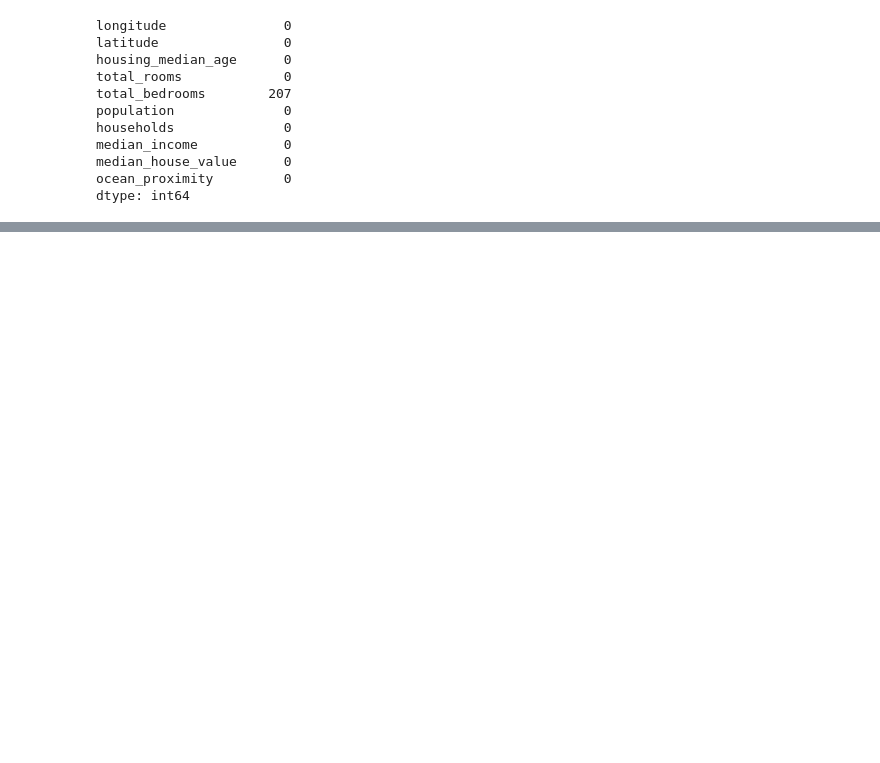
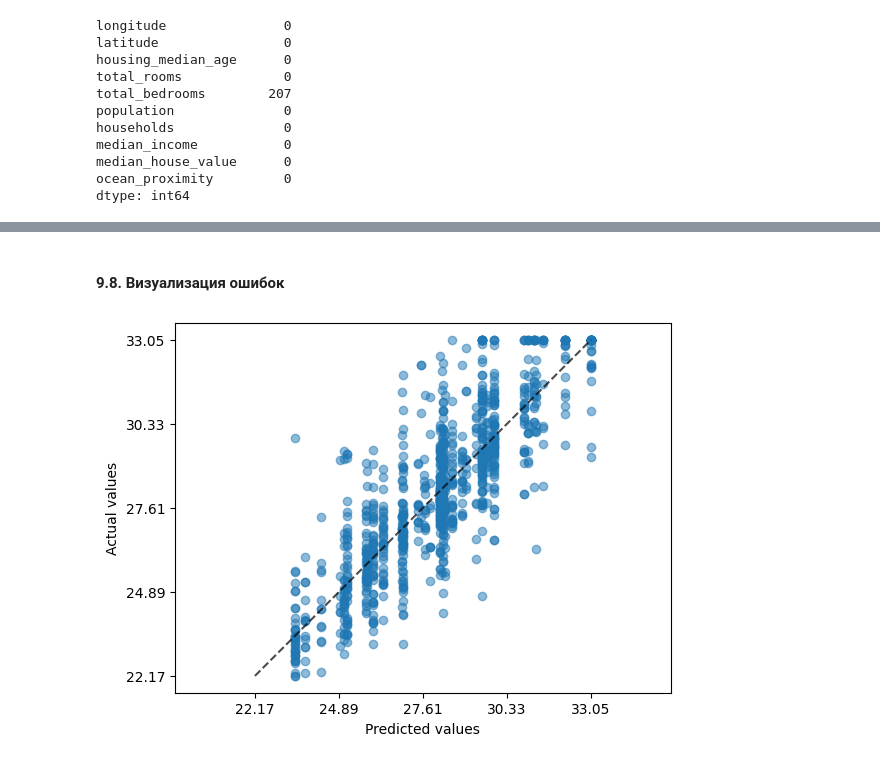
Before and after one commit to Losyash/mbml_II_hw, a Jupyter notebook: lab1/notebook.ipynb, the cells around one changed output, grey strips where cells are left out. Saved outputs shown, nothing was run; the diff lists cells and outputs as text; code cells hidden in the pictures; blank space fills up the shorter version.

```diff
--- a/lab1/notebook.ipynb
+++ b/lab1/notebook.ipynb
@@ -78,0 +323,3 @@ dtype: int64
+# %%
+X, y = df.drop(columns = ['median_house_value']), df['median_house_value']
+X_train, X_test, y_train, y_test = train_test_split(X, y, test_size=0.3, random_state=42)
@@ -78,0 +418,11 @@ dtype: int64
+# %% [markdown]
+#### 9.8. Визуализация ошибок
+# %%
+PredictionErrorDisplay.from_predictions(
+  y_test,
+  numeric_model.predict(X_test_preprocessed),
+  kind="actual_vs_predicted",
+  scatter_kwargs={"alpha": 0.5}
+);
+# %% [output]
+[figure, added]
```
Also changed, not shown: parts of 60 cells of this notebook.
